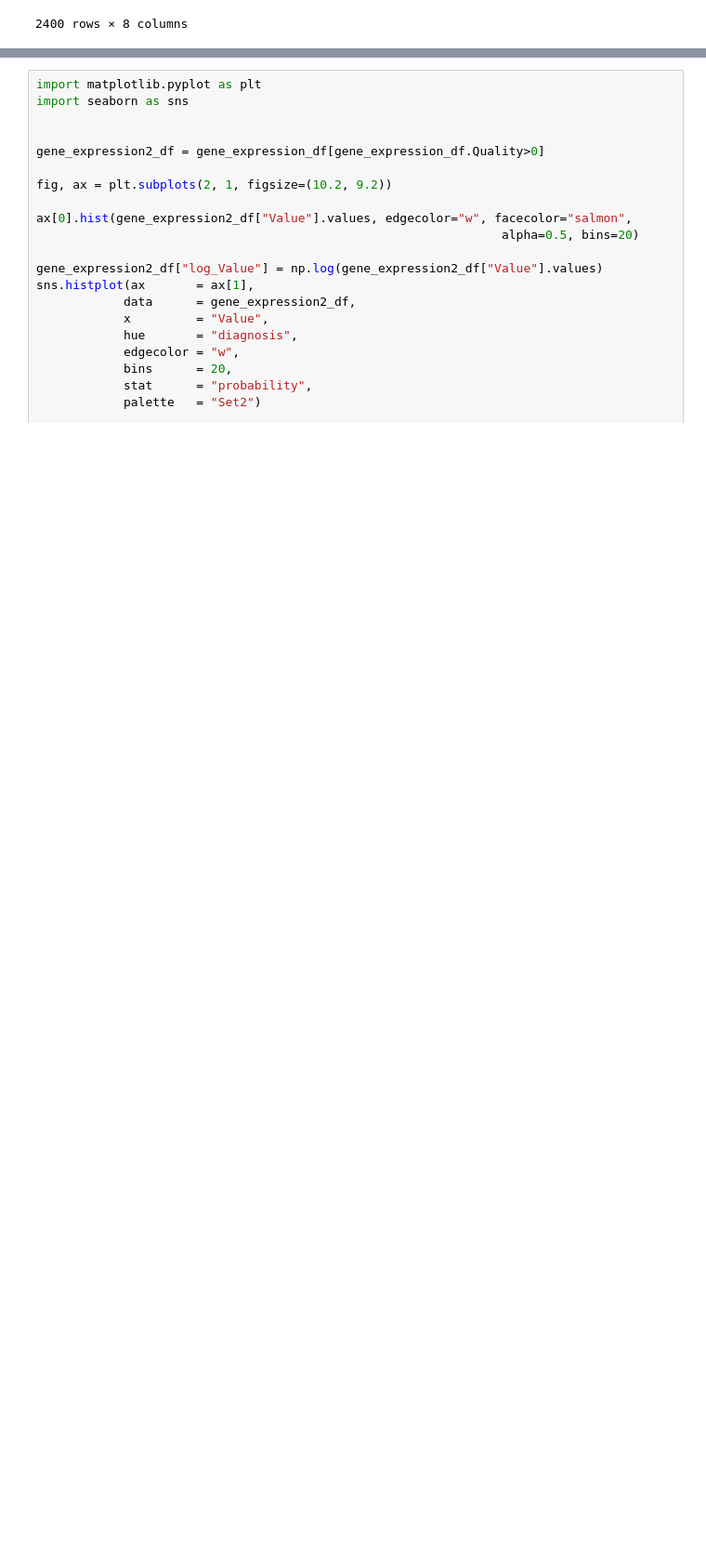
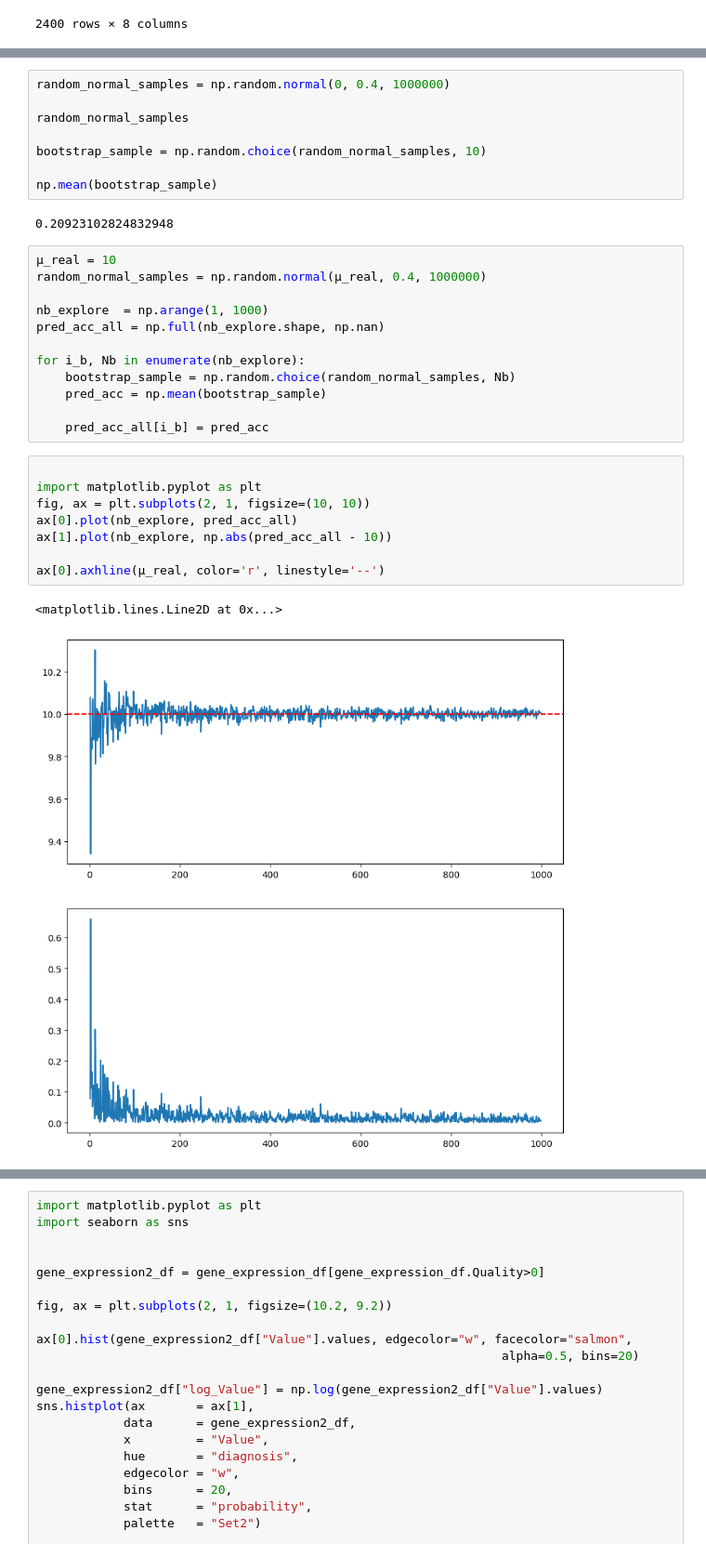
Before and after one commit to ChaosDonkey06/Stats-ML4Genomics, a Jupyter notebook: logistic_regression_py.ipynb, the cells around one changed output, grey strips where cells are left out. Shown at 93% size. Drawn from its saved outputs; the diff is of its cells as text; blank space fills up the shorter version.

```diff
--- a/logistic_regression_py.ipynb
+++ b/logistic_regression_py.ipynb
@@ -103,3 +125,36 @@ array(['DSS', 'DHF', 'DF', 'healthy'], dtype=object)
+# %%
+random_normal_samples = np.random.normal(0, 0.4, 1000000)
+
+random_normal_samples
+
+bootstrap_sample = np.random.choice(random_normal_samples, 10)
+
+np.mean(bootstrap_sample)
+# %% [output]
+0.20923102824832948
+# %%
+μ_real = 10
+random_normal_samples = np.random.normal(μ_real, 0.4, 1000000)
+
+nb_explore  = np.arange(1, 1000)
+pred_acc_all = np.full(nb_explore.shape, np.nan)
+
+for i_b, Nb in enumerate(nb_explore):
+    bootstrap_sample = np.random.choice(random_normal_samples, Nb)
+    pred_acc = np.mean(bootstrap_sample)
+
+    pred_acc_all[i_b] = pred_acc
+# %%
+
+import matplotlib.pyplot as plt
+fig, ax = plt.subplots(2, 1, figsize=(10, 10))
+ax[0].plot(nb_explore, pred_acc_all)
+ax[1].plot(nb_explore, np.abs(pred_acc_all - 10))
+
+ax[0].axhline(μ_real, color='r', linestyle='--')
+# %% [output]
+<matplotlib.lines.Line2D at 0x...>
+[figure, added]
 # %%
 import matplotlib.pyplot as plt
 import seaborn as sns
```
Also changed, not shown: parts of 6 cells of this notebook, 2 other files.
